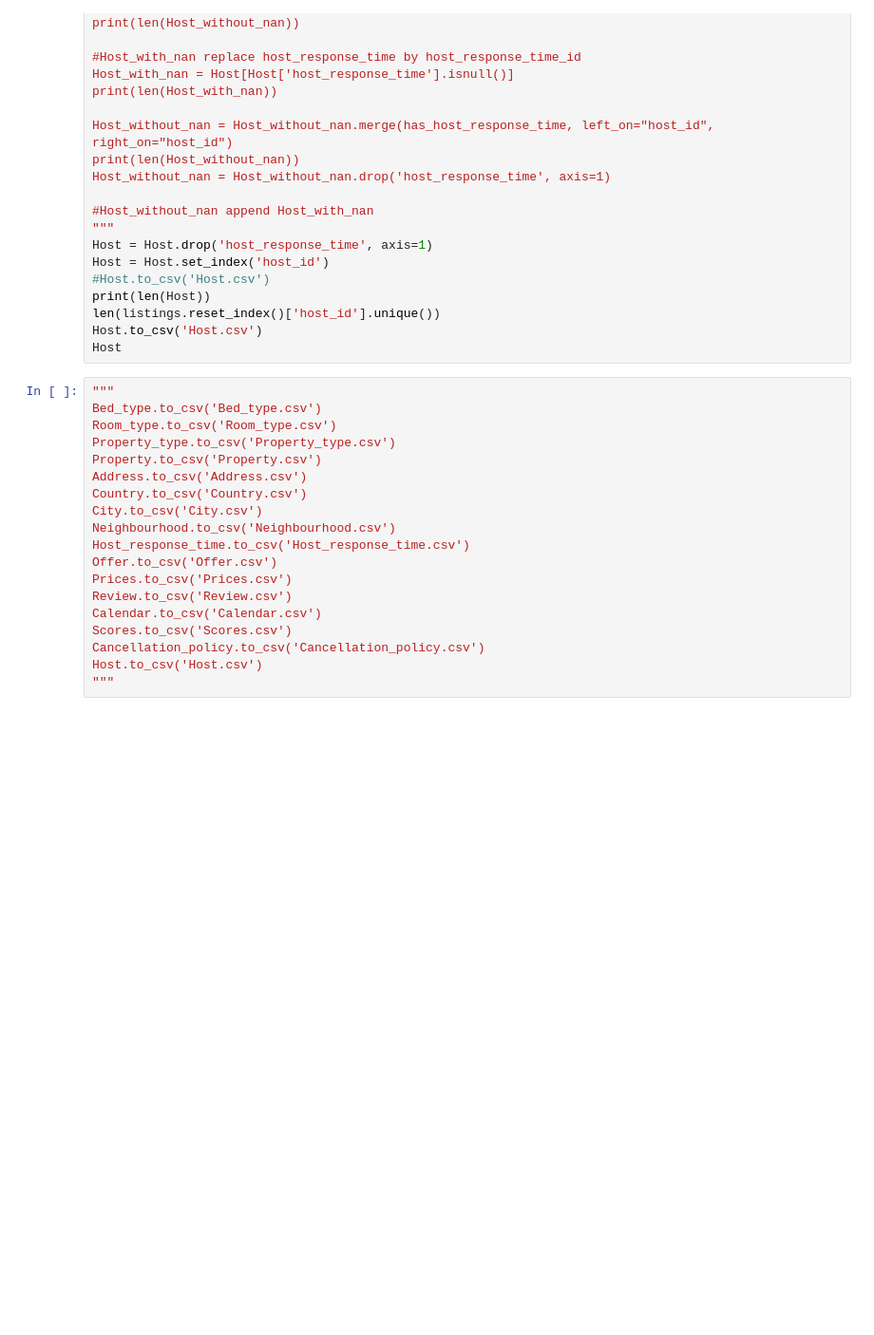
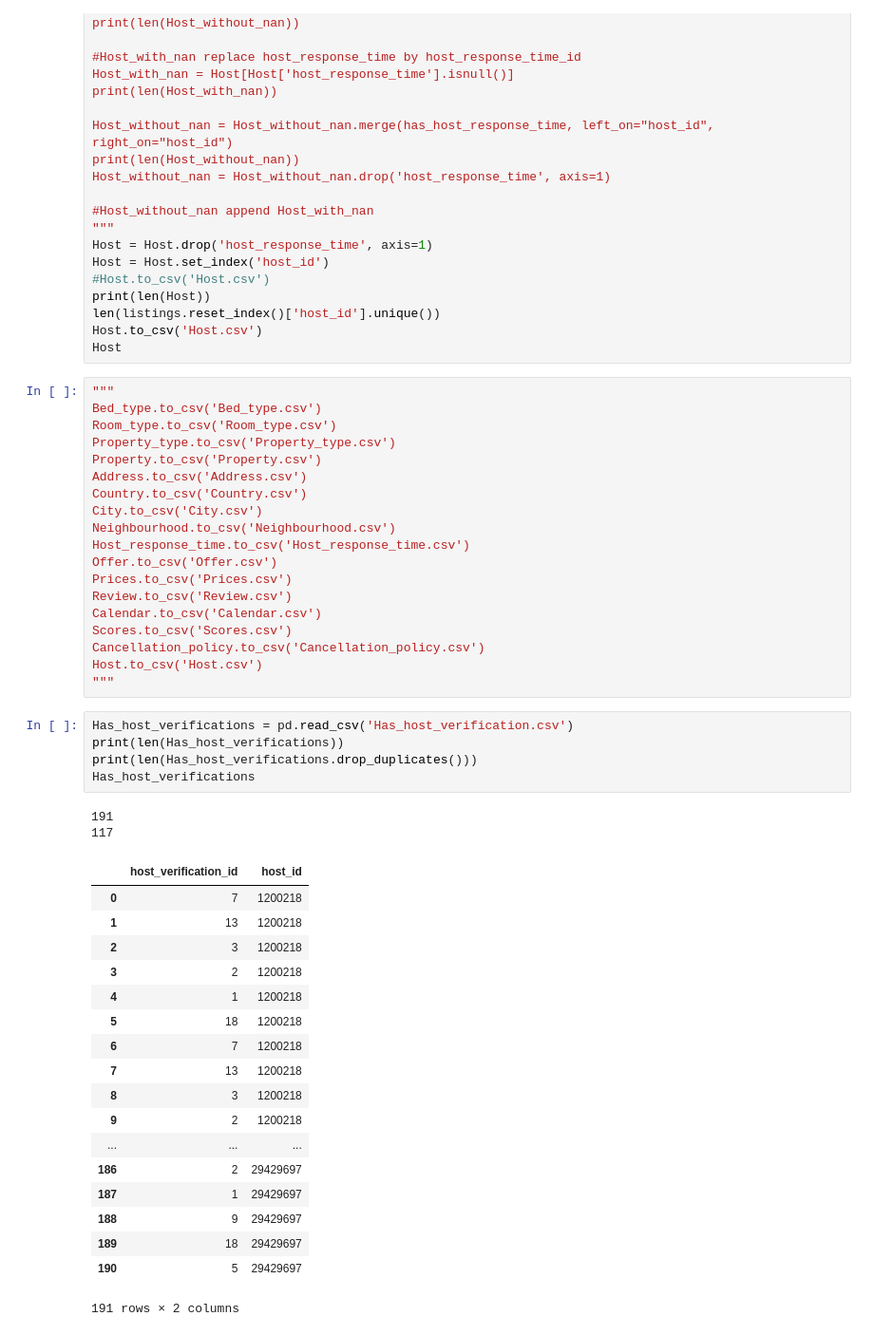
Before and after one commit to vquelque/DbProject, a Jupyter notebook: Cleaned_datas.ipynb, the cells around one changed output. Shown at 95% size. Cells and saved outputs as stored; diff of their text form; blank space fills up the shorter version.

Commit message:
Small changes to tables

```diff
--- a/Cleaned_datas.ipynb
+++ b/Cleaned_datas.ipynb
@@ -1382,3 +1792,29 @@ Scores.to_csv('Scores.csv')
 Cancellation_policy.to_csv('Cancellation_policy.csv')
 Host.to_csv('Host.csv')
 """
+# %%
+Has_host_verifications = pd.read_csv('Has_host_verification.csv')
+print(len(Has_host_verifications))
+print(len(Has_host_verifications.drop_duplicates()))
+Has_host_verifications
+# %% [output]
+191
+117
+|  | host_verification_id | host_id |
+| 0 | 7 | 1200218 |
+| 1 | 13 | 1200218 |
+| 2 | 3 | 1200218 |
+| 3 | 2 | 1200218 |
+| 4 | 1 | 1200218 |
+| 5 | 18 | 1200218 |
+| 6 | 7 | 1200218 |
+| 7 | 13 | 1200218 |
+| 8 | 3 | 1200218 |
+| 9 | 2 | 1200218 |
+| ... | ... | ... |
+| 186 | 2 | 29429697 |
+| 187 | 1 | 29429697 |
+| 188 | 9 | 29429697 |
+| 189 | 18 | 29429697 |
+| 190 | 5 | 29429697 |
+191 rows × 2 columns
```
Also changed, not shown: parts of 49 cells of this notebook.
